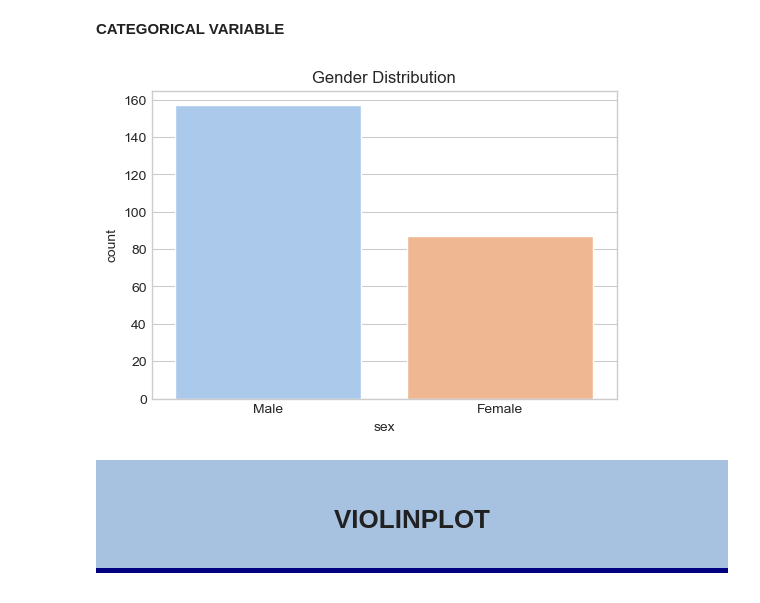
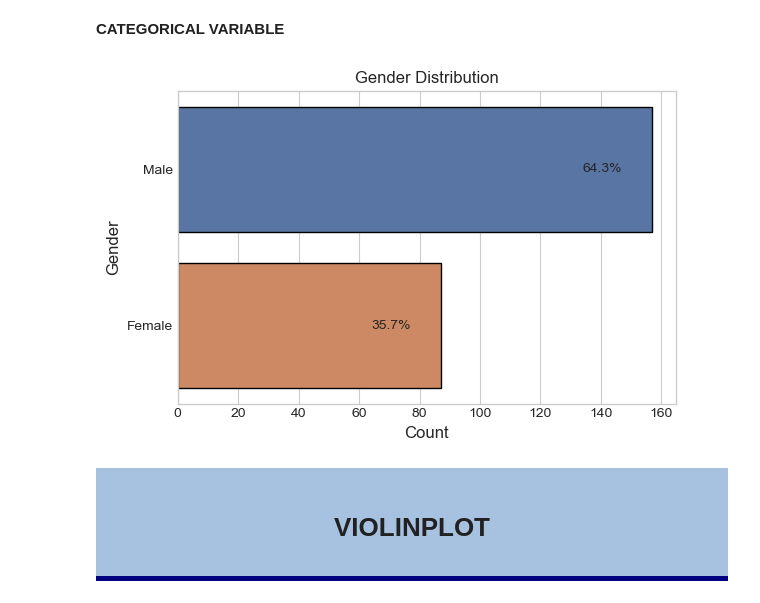
Before and after one commit to artempanush/something_useful, a Jupyter notebook: Plots Storage.ipynb, the cells around one changed output. Saved outputs shown, nothing was run; the diff lists cells and outputs as text; code cells hidden in the pictures.

```diff
--- a/Plots Storage.ipynb
+++ b/Plots Storage.ipynb
@@ -368,12 +368,28 @@ A countplot is a type of plot that shows the number of observations (frequency)
 # %% [markdown]
 <b>CATEGORICAL VARIABLE</b>
 # %%
+sex_counts = tips['sex'].value_counts(normalize=True) * 100
+
 plt.figure(figsize=(6, 4))
-sns.countplot(x='sex', data=tips, palette='pastel')
+sns.countplot(y='sex', data=tips, palette='deep', orient='h', edgecolor='black')
+plt.xlabel('Count', fontsize=12)
+plt.ylabel('Gender', fontsize=12)
+plt.xticks(fontsize=10)
+plt.yticks(fontsize=10)
 plt.title('Gender Distribution')
+
+for i, p in enumerate(plt.gca().patches):
+    width = p.get_width()
+    height = p.get_height()
+    x = p.get_x() + width - 10
+    y = p.get_y() + height / 2
+    plt.gca().annotate(f'{sex_counts.iloc[i]:.1f}%', (x, y),
+                       ha='right', va='center', fontsize=10)
+
+plt.tight_layout()
 plt.show()
 # %% [output]
-[figure, old version]
+[figure, new version]
 # %% [markdown]
 <div style="
   background-color: #a7c2e1;
```
Also changed, not shown: parts of 11 cells of this notebook.
